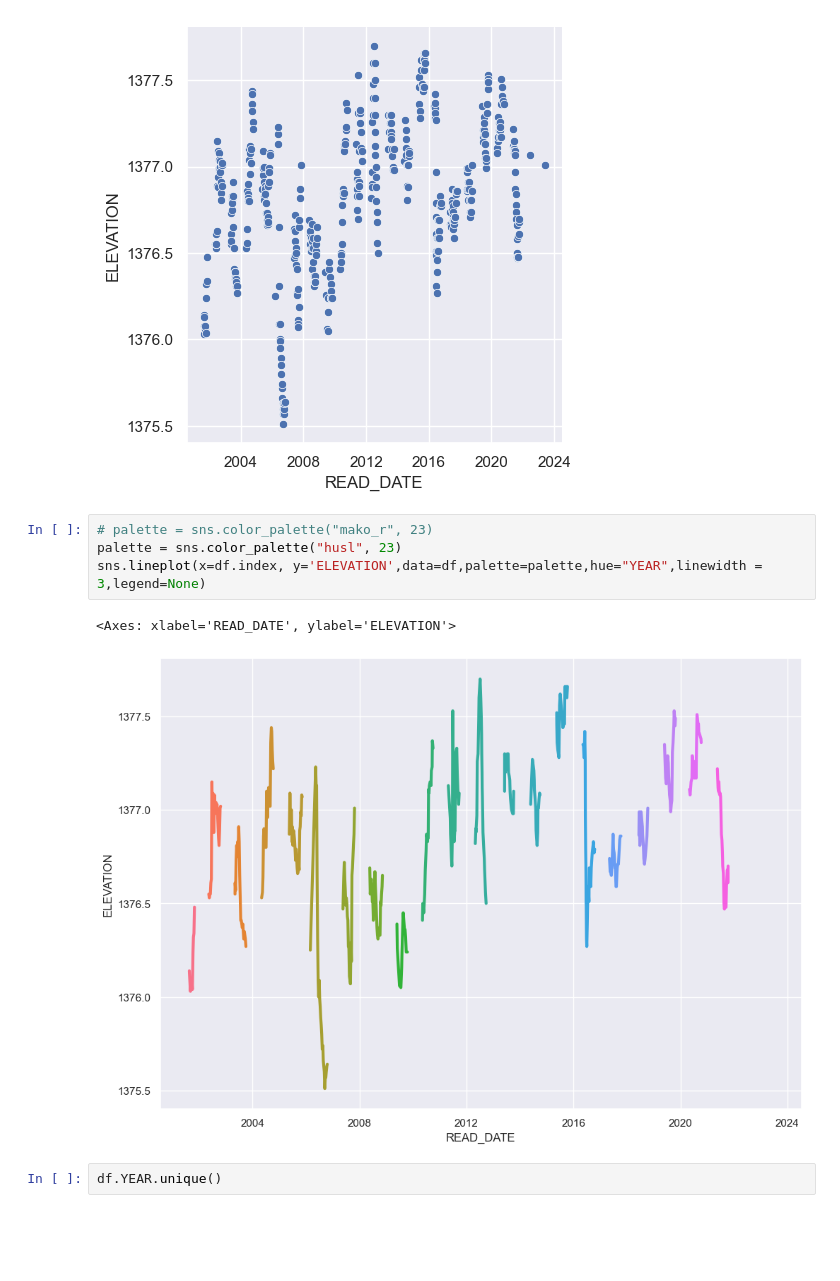
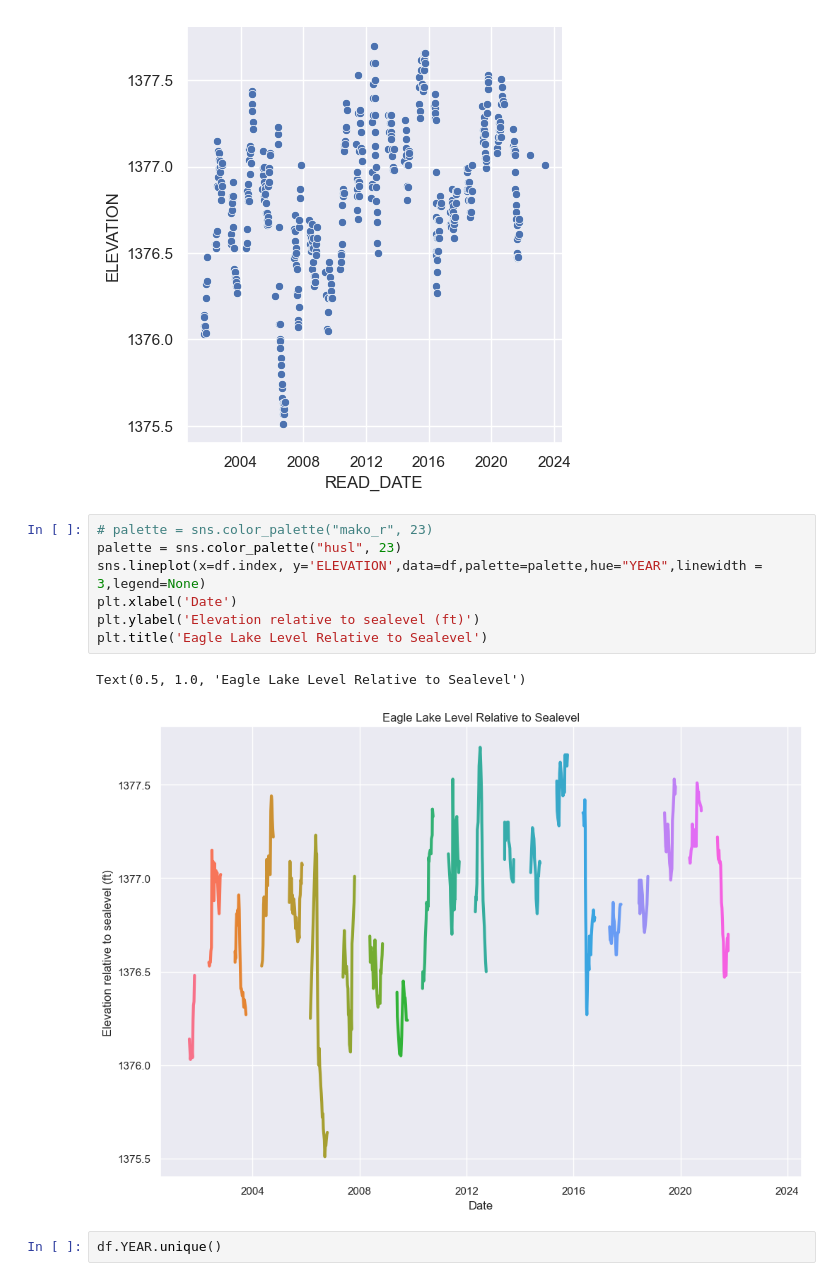
Before and after one commit to ziggle/PowerQueryBitsAndPieces, a Jupyter notebook: EagleLakeData/LakeLevel.ipynb, the cells around one changed output. Drawn from its saved outputs; the diff is of its cells as text; blank space fills up the shorter version.

Commit message:
Add labels to lake height level

```diff
--- a/EagleLakeData/LakeLevel.ipynb
+++ b/EagleLakeData/LakeLevel.ipynb
@@ -24,10 +24,13 @@ sns.relplot(x=df.index, y='ELEVATION',data=df)
 # %%
 # palette = sns.color_palette("mako_r", 23)
 palette = sns.color_palette("husl", 23)
 sns.lineplot(x=df.index, y='ELEVATION',data=df,palette=palette,hue="YEAR",linewidth = 3,legend=None)
+plt.xlabel('Date')
+plt.ylabel('Elevation relative to sealevel (ft)')
+plt.title('Eagle Lake Level Relative to Sealevel')
 # %% [output]
-<Axes: xlabel='READ_DATE', ylabel='ELEVATION'>
+Text(0.5, 1.0, 'Eagle Lake Level Relative to Sealevel')
-[figure, old version]
+[figure, new version]
 # %%
 df.YEAR.unique()
 # %% [output]
```
